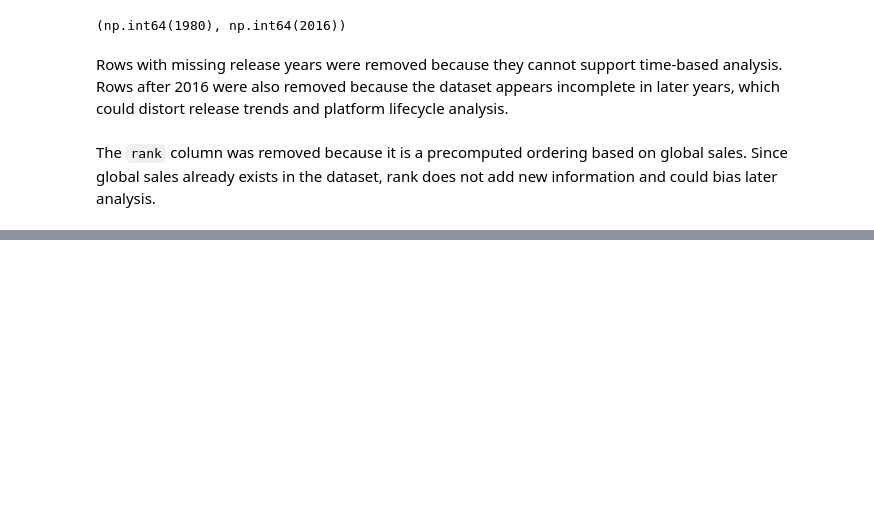
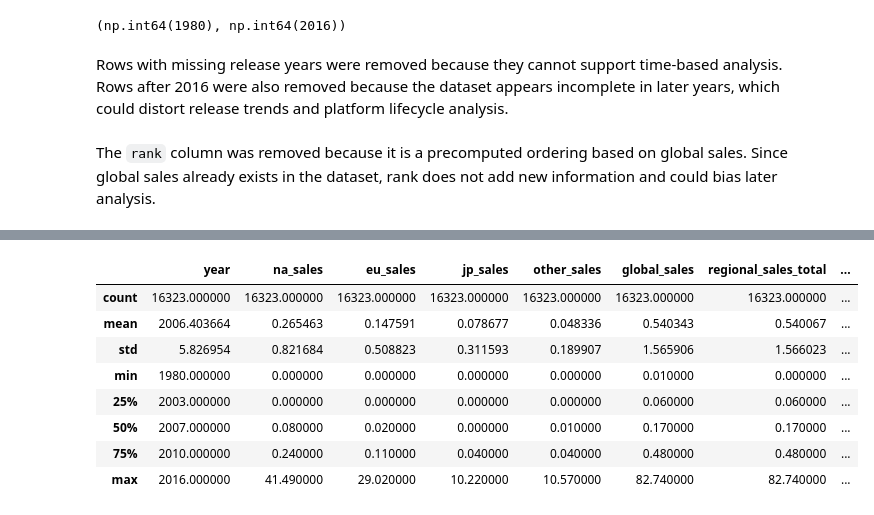
Before and after one commit to tylernsocial/data-analysis-on-the-videogame-industry, a Jupyter notebook: notebooks/01_data_cleaning.ipynb, the cells around one changed output, grey strips where cells are left out. Drawn from its saved outputs; the diff is of its cells as text; code cells hidden in the pictures; blank space fills up the shorter version.

```diff
--- a/notebooks/01_data_cleaning.ipynb
+++ b/notebooks/01_data_cleaning.ipynb
@@ -221,0 +278,14 @@ The `rank` column was removed because it is a precomputed ordering based on glob
+# %%
+def assign_sales_tier(global_sales):
+    if global_sales >= 5:
+        return "blockbuster"
+    elif global_sales >= 1:
+        return "high"
+    elif global_sales >= 0.5:
+        return "medium"
+    else:
+        return "low"
+
+df["sales_tier"] = df["global_sales"].apply(assign_sales_tier)
+
+df["sales_tier"].value_counts()
@@ -221,0 +301,2 @@ The `rank` column was removed because it is a precomputed ordering based on glob
+# %%
+df["is_high_seller"] = np.where(df["global_sales"] >= 1, 1, 0)
@@ -221,0 +312,5 @@ The `rank` column was removed because it is a precomputed ordering based on glob
+# %%
+df["na_sales_share"] = np.where(df["global_sales"] > 0, df["na_sales"] / df["global_sales"], 0)
+df["eu_sales_share"] = np.where(df["global_sales"] > 0, df["eu_sales"] / df["global_sales"], 0)
+df["jp_sales_share"] = np.where(df["global_sales"] > 0, df["jp_sales"] / df["global_sales"], 0)
+df["other_sales_share"] = np.where(df["global_sales"] > 0, df["other_sales"] / df["global_sales"], 0)
@@ -221,0 +329,13 @@ The `rank` column was removed because it is a precomputed ordering based on glob
+# %%
+region_sales_cols = ["na_sales", "eu_sales", "jp_sales", "other_sales"]
+
+df["dominant_region"] = df[region_sales_cols].idxmax(axis=1)
+
+region_name_map = {
+    "na_sales": "North America",
+    "eu_sales": "Europe",
+    "jp_sales": "Japan",
+    "other_sales": "Other"
+}
+
+df["dominant_region"] = df["dominant_region"].map(region_name_map)
@@ -221,0 +370,12 @@ The `rank` column was removed because it is a precomputed ordering based on glob
+# %%
+df.describe()
+# %% [output]
+|  | year | na_sales | eu_sales | jp_sales | other_sales | global_sales | regional_sales_total | ... |
+| count | 16323.000000 | 16323.000000 | 16323.000000 | 16323.000000 | 16323.000000 | 16323.000000 | 16323.000000 | ... |
+| mean | 2006.403664 | 0.265463 | 0.147591 | 0.078677 | 0.048336 | 0.540343 | 0.540067 | ... |
+| std | 5.826954 | 0.821684 | 0.508823 | 0.311593 | 0.189907 | 1.565906 | 1.566023 | ... |
+| min | 1980.000000 | 0.000000 | 0.000000 | 0.000000 | 0.000000 | 0.010000 | 0.000000 | ... |
+| 25% | 2003.000000 | 0.000000 | 0.000000 | 0.000000 | 0.000000 | 0.060000 | 0.060000 | ... |
+| 50% | 2007.000000 | 0.080000 | 0.020000 | 0.000000 | 0.010000 | 0.170000 | 0.170000 | ... |
+| 75% | 2010.000000 | 0.240000 | 0.110000 | 0.040000 | 0.040000 | 0.480000 | 0.480000 | ... |
+| max | 2016.000000 | 41.490000 | 29.020000 | 10.220000 | 10.570000 | 82.740000 | 82.740000 | ... |
```
Also changed, not shown: parts of 16 cells of this notebook.
